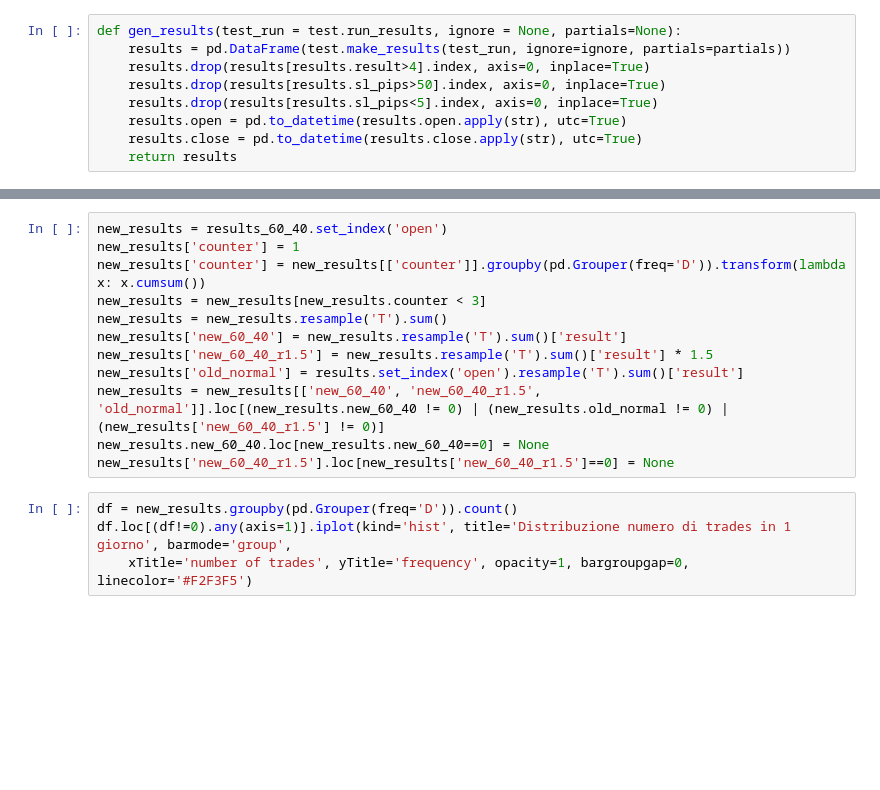
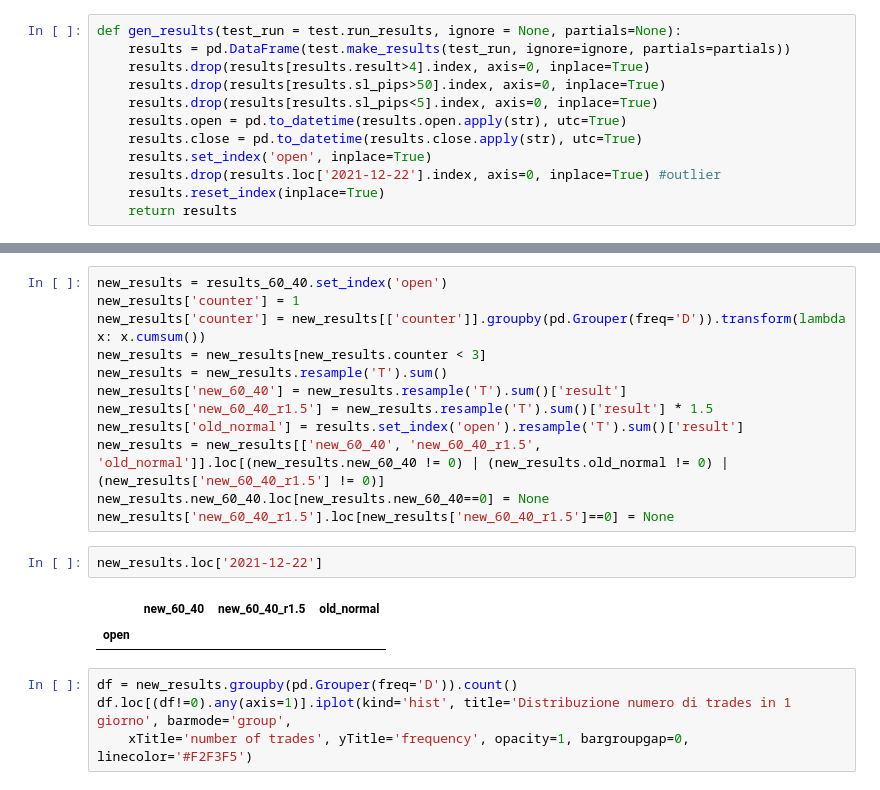
Before and after one commit to 965311532/backtesting-results, a Jupyter notebook: firstrun2.ipynb, the cells around one changed output, grey strips where cells are left out. Cells and saved outputs as stored; diff of their text form; blank space fills up the shorter version.

Commit message:
removed outlier

```diff
--- a/firstrun2.ipynb
+++ b/firstrun2.ipynb
@@ -38,6 +38,9 @@ def gen_results(test_run = test.run_results, ignore = None, partials=None):
     results.drop(results[results.sl_pips<5].index, axis=0, inplace=True)
     results.open = pd.to_datetime(results.open.apply(str), utc=True)
     results.close = pd.to_datetime(results.close.apply(str), utc=True)
+    results.set_index('open', inplace=True)
+    results.drop(results.loc['2021-12-22'].index, axis=0, inplace=True) #outlier
+    results.reset_index(inplace=True)
     return results
 # %%
 def gen_multi(results: list, names: list, attr: str = 'result'):
@@ -158,6 +161,11 @@ new_results['old_normal'] = results.set_index('open').resample('T').sum()['resul
 new_results = new_results[['new_60_40', 'new_60_40_r1.5', 'old_normal']].loc[(new_results.new_60_40 != 0) | (new_results.old_normal != 0) | (new_results['new_60_40_r1.5'] != 0)]
 new_results.new_60_40.loc[new_results.new_60_40==0] = None
 new_results['new_60_40_r1.5'].loc[new_results['new_60_40_r1.5']==0] = None
+# %%
+new_results.loc['2021-12-22']
+# %% [output]
+|  | new_60_40 | new_60_40_r1.5 | old_normal |
+| open |  |  |  |
 # %%
 df = new_results.groupby(pd.Grouper(freq='D')).count()
 df.loc[(df!=0).any(axis=1)].iplot(kind='hist', title='Distribuzione numero di trades in 1 giorno', barmode='group',
```
Also changed, not shown: parts of 1 cell of this notebook.
